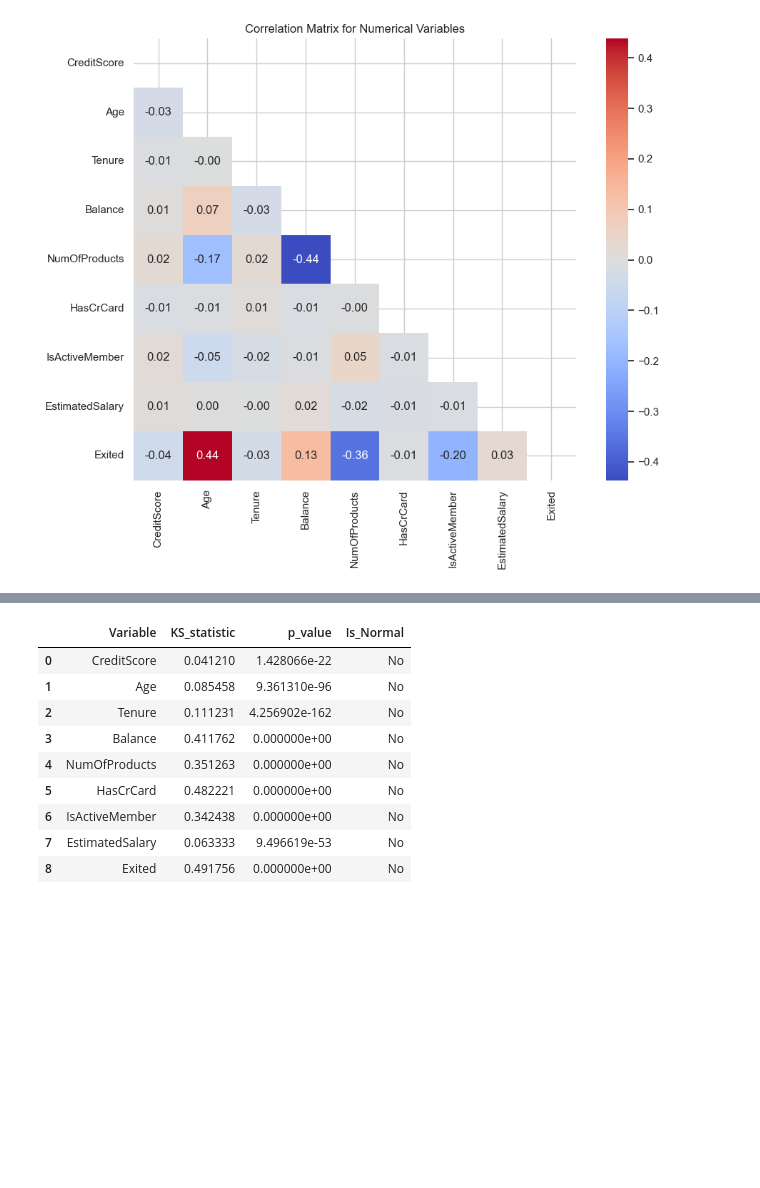
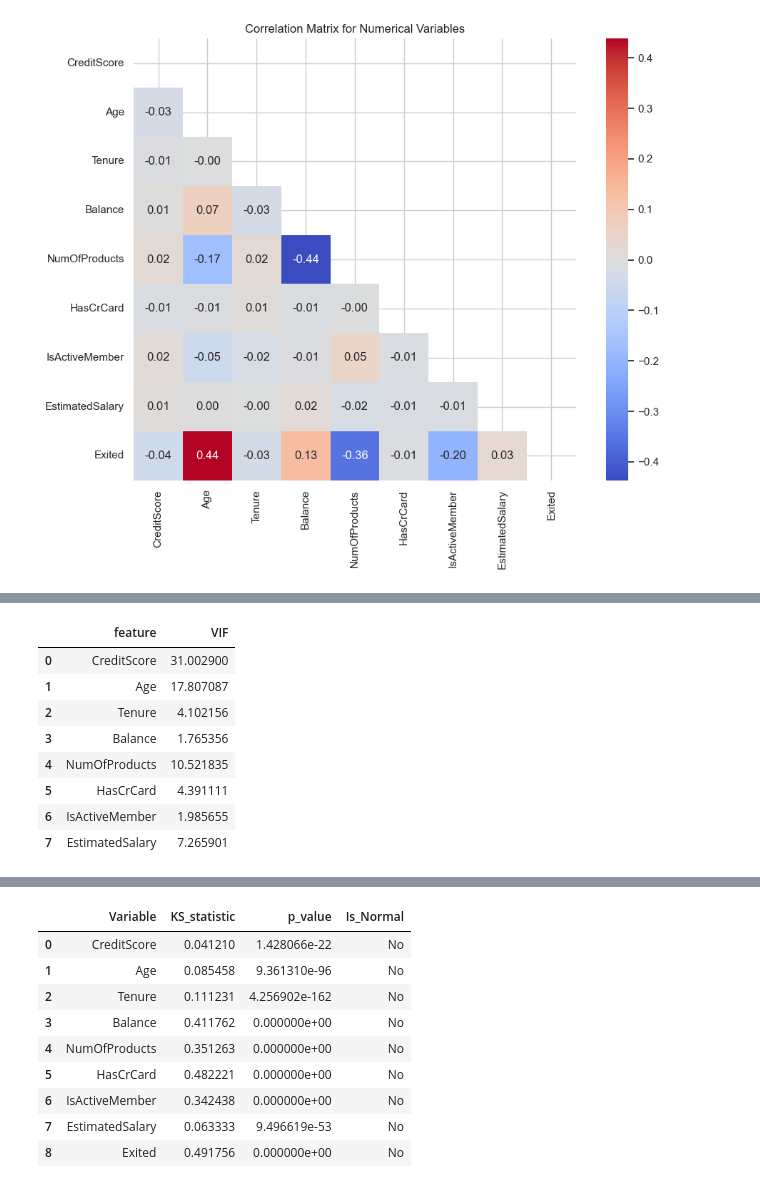
Before and after one commit to Bilelly/Bank-customer-churn-prediction, a Jupyter notebook: notebooks/01_data_exploration.ipynb, the cells around one changed output, grey strips where cells are left out. Saved outputs shown, nothing was run; the diff lists cells and outputs as text; code cells hidden in the pictures; blank space fills up the shorter version.

```diff
--- a/notebooks/01_data_exploration.ipynb
+++ b/notebooks/01_data_exploration.ipynb
@@ -218,0 +205,20 @@ Le **Test de Kolmogorov-Smirnov** compare une distribution empirique à une dist
+# %%
+# vif calculation
+from statsmodels.stats.outliers_influence import variance_inflation_factor
+def calculate_vif(X):
+    vif_data = pd.DataFrame()
+    vif_data["feature"] = X.columns
+    vif_data["VIF"] = [variance_inflation_factor(X.values, i) for i in range(len(X.columns))]
+    return vif_data
+vif_df = calculate_vif(var_num.drop(columns=['Exited']))
+vif_df
+# %% [output]
+|  | feature | VIF |
+| 0 | CreditScore | 31.002900 |
+| 1 | Age | 17.807087 |
+| 2 | Tenure | 4.102156 |
+| 3 | Balance | 1.765356 |
+| 4 | NumOfProducts | 10.521835 |
+| 5 | HasCrCard | 4.391111 |
+| 6 | IsActiveMember | 1.985655 |
+| 7 | EstimatedSalary | 7.265901 |
```
Also changed, not shown: parts of 8 cells of this notebook.
